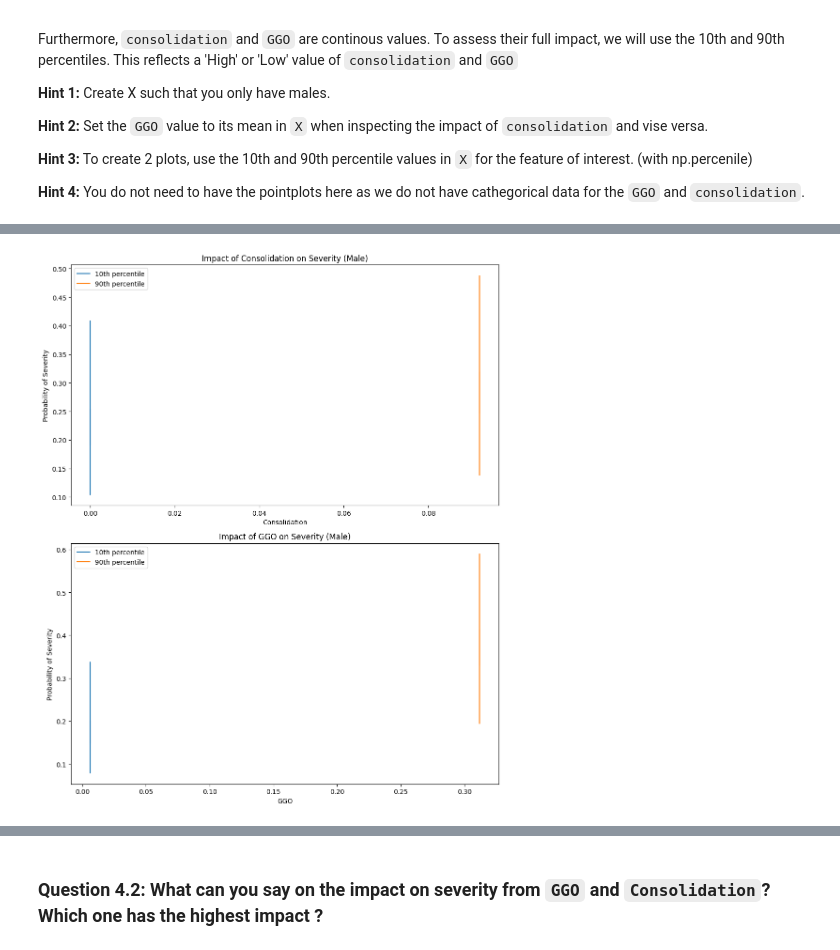
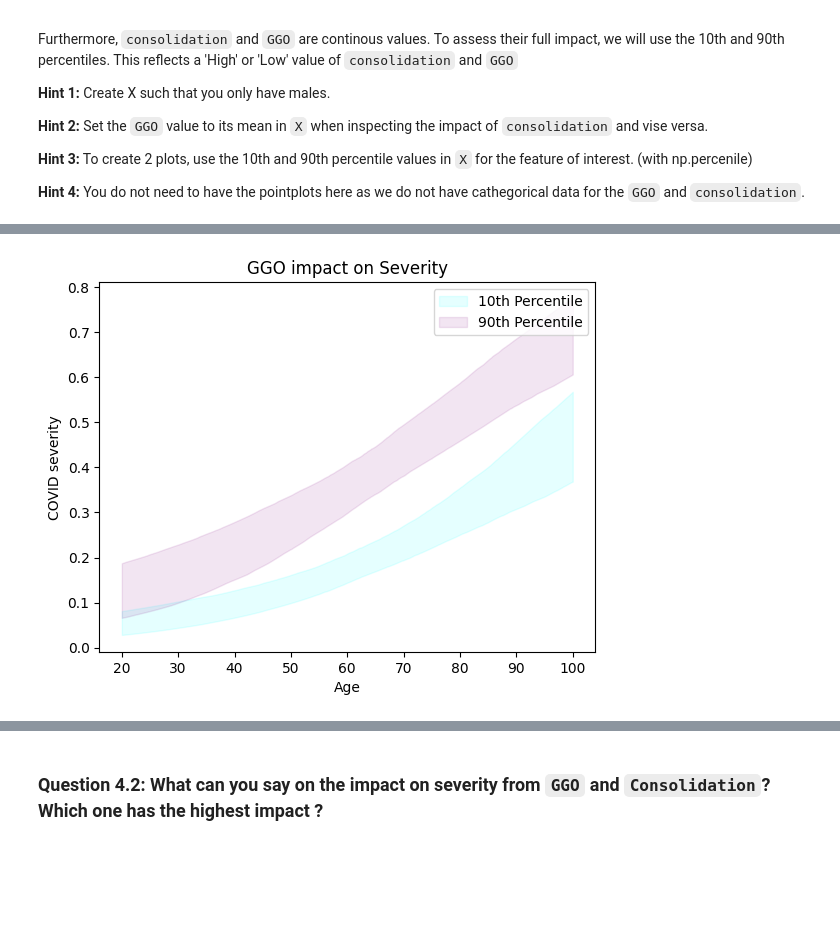
Before and after one commit to cesarz10/Health-Information, a Jupyter notebook: WPO-3/WPO_3_AlineJacquart_CesarZapata.ipynb, the cells around one changed output, grey strips where cells are left out. Cells and saved outputs as stored; diff of their text form; code cells hidden in the pictures; blank space fills up the shorter version.

````diff
--- a/WPO-3/WPO_3_AlineJacquart_CesarZapata.ipynb
+++ b/WPO-3/WPO_3_AlineJacquart_CesarZapata.ipynb
@@ -370,12 +369,3 @@ Intercept: [-4.30087647]
 ### Task 4.2: Use the bootstrapping technique to create the confidence interval for the new model
 # %%
 # Your code here
-# %%
-# Solution
-
-N_bs = 1000
-coef_bs_1 = np.zeros([4,N_bs])
-int_bs_1 = np.zeros([1,N_bs])
-
-for i in range(N_bs):
-  #your code here
@@ -416,60 +404,29 @@
 
 __Hint 4:__ You do not need to have the pointplots here as we do not have cathegorical data for the ```GGO``` and ```consolidation```.
 # %%
-# Filter the dataframe for males
-X_male = df[df['Sex'] == 1]
+mean_GGO = male_df['GGO'].mean()
+mean_Consolidation = male_df['Consolidation'].mean()
+ages = np.linspace(20, 100, len(male_df)) # ages range from 20 to 100, with the same amont of values as there are rows in the male-only dataframe
 
-# Calculate the mean of 'GGO' and 'Consolidation' for males
-mean_ggo_male = X_male['GGO'].mean()
-mean_consolidation_male = X_male['Consolidation'].mean()
+X_Consolidation = np.vstack((ages, np.ones_like(ages), np.full_like(ages, mean_GGO), male_df['Consolidation']))
+X_ggo = np.vstack((ages, np.ones_like(ages), male_df['GGO'], np.full_like(ages, mean_Consolidation)))
 
-# Define percentiles
-percentiles = [10, 90]
+# getting percentiles
+GGO_percentile_10 = np.percentile(df['GGO'], 10)
+GGO_percentile_90 = np.percentile(df['GGO'], 90)
 
-# Initialize subplots
-fig, axes = plt.subplots(2, 1, figsize=(10, 12))
+X_ggo_percentile_10 = np.vstack(((ages, np.ones_like(ages), np.full_like(ages, GGO_percentile_10), np.full_like(ages, mean_Consolidation))))
+X_ggo_percentile_90 = np.vstack(((ages, np.ones_like(ages), np.full_like(ages, GGO_percentile_90), np.full_like(ages, mean_Consolidation))))
 
-# Plot for 'Consolidation'
-for i, percentile in enumerate(percentiles):
-    # Set 'GGO' to its mean value
-    X_consolidation = X_male.copy()
-    X_consolidation['GGO'] = mean_ggo_male
+# bootstrapping
+coef_bs_male, int_bs_male, X_bootstrap_male = boot_1()
 
-    # Set 'Consolidation' to the selected percentile value
-    percentile_value = np.percentile(X_consolidation['Consolidation'], percentile)
-    X_consolidation['Consolidation'] = percentile_value
-
-    # Predict using the logistic regression model
-    y_pred_consolidation = model_new.predict_proba(X_consolidation[['Age', 'Sex', 'GGO', 'Consolidation']])[:, 1]
-    print(f"\n{model_new.predict_proba(X_consolidation[['Age', 'Sex', 'GGO', 'Consolidation']])[:, 1]}")
-
-    # Plot
-    axes[0].plot(X_consolidation['Consolidation'], y_pred_consolidation, label=f'{percentile}th percentile')
-    axes[0].set_xlabel('Consolidation')
-    axes[0].set_ylabel('Probability of Severity')
-    axes[0].set_title('Impact of Consolidation on Severity (Male)')
-    axes[0].legend()
-
-# Plot for 'GGO'
-for i, percentile in enumerate(percentiles):
-    # Set 'Consolidation' to its mean value
-    X_ggo = X_male.copy()
-    X_ggo['Consolidation'] = mean_consolidation_male
-
-    # Set 'GGO' to the selected percentile value
-    percentile_value = np.percentile(X_ggo['GGO'], percentile)
-    X_ggo['GGO'] = percentile_value
-
-    # Predict using the logistic regression model
-    y_pred_ggo = model_new.predict_proba(X_ggo[['Age', 'Sex', 'GGO', 'Consolidation']])[:, 1]
-
-    # Plot
-    axes[1].plot(X_ggo['GGO'], y_pred_ggo, label=f'{percentile}th percentile')
-    axes[1].set_xlabel('GGO')
-    axes[1].set_ylabel('Probability of Severity')
-    axes[1].set_title('Impact of GGO on Severity (Male)')
-    axes[1].legend()
-
-plt.tight_layout()
+# plotting GGO vs Severity
+plot_CI(int_bs_male, coef_bs_male, X_ggo_percentile_10, color='#00FFFF')
+plot_CI(int_bs_male, coef_bs_male, X_ggo_percentile_90, color='#800080')
+plt.xlabel('Age')
+plt.ylabel('COVID severity')
+plt.title('GGO impact on Severity')
+plt.legend(['10th Percentile', '90th Percentile'])
 plt.show()
 # %% [output]
@@ -493 +447 @@ plt.show()
-[figure, old version]
+[figure, new version]
````
Also changed, not shown: parts of 7 cells of this notebook.
